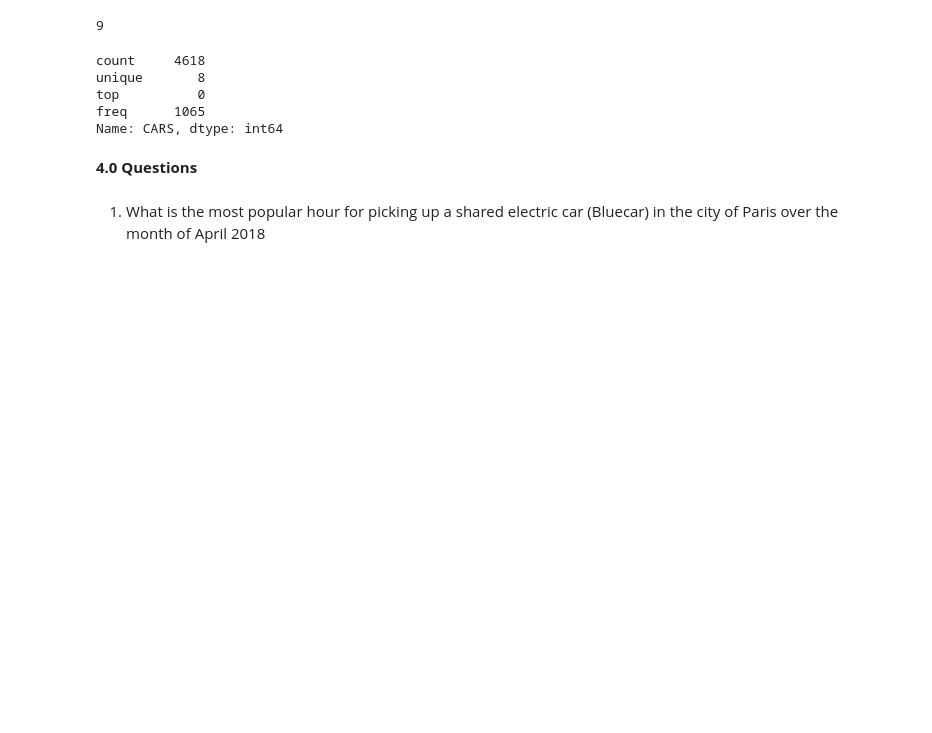
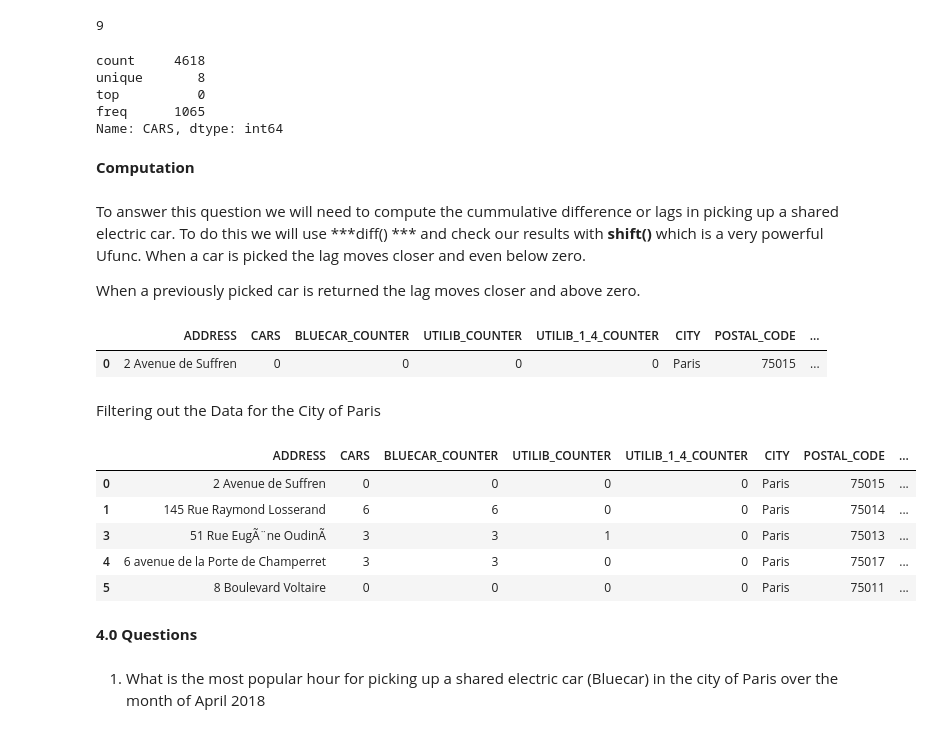
Before and after one commit to Obreintelly/Week_4_IP_Autolib_Data, a Jupyter notebook: Moringa_Data_Science_Prep_W4_Independent_Project_2021_03_Obrein_Telly_Autolib.ipynb, the cells around one changed output. Saved outputs shown, nothing was run; the diff lists cells and outputs as text; code cells hidden in the pictures; blank space fills up the shorter version.

```diff
--- a/Moringa_Data_Science_Prep_W4_Independent_Project_2021_03_Obrein_Telly_Autolib.ipynb
+++ b/Moringa_Data_Science_Prep_W4_Independent_Project_2021_03_Obrein_Telly_Autolib.ipynb
@@ -460,5 +460,5 @@ len(list(autolib_new_set['DAY'].unique()))
 9
 # %%
 #Summary Static of CARS
-autolib_new_set['CARS'] = autolib_new_set['CARS'].astype('category')
+autolib_new['CARS'] = autolib_new['CARS'].astype('category')
 # %%
@@ -470,4 +470,17 @@ top          0
 freq      1065
 Name: CARS, dtype: int64
 # %%
-autolib_new_set['CARS'] = autolib_new_set['CARS'].astype(int)
+autolib_new['CARS'] = autolib_new['CARS'].astype(int)
+# %% [markdown]
+**Computation**
+# %% [markdown]
+To answer this question we will need to compute the cummulative difference or lags in picking up a shared electric car. To do this we will use ***diff() *** and check our results with  **shift()** which is a very powerful Ufunc.
+When a car is picked the lag moves closer and even below zero.
+
+When a previously picked car is returned the lag moves closer and above zero.
+# %%
+lags= autolib_new
+lags.head(1)
+# %% [output]
+|  | ADDRESS | CARS | BLUECAR_COUNTER | UTILIB_COUNTER | UTILIB_1_4_COUNTER | CITY | POSTAL_CODE | ... |
+| 0 | 2 Avenue de Suffren | 0 | 0 | 0 | 0 | Paris | 75015 | ... |
@@ -474,3 +532,17 @@ autolib_new_set['CARS'] = autolib_new_set['CARS'].astype(int)
+# %% [markdown]
+Filtering out the Data for the City of Paris
+# %%
+#First, lets select the City under study.
+#Subsetting the City of Paris
+paris_only = lags[lags["CITY"]== "Paris"]
+paris_only.head()
+# %% [output]
+|  | ADDRESS | CARS | BLUECAR_COUNTER | UTILIB_COUNTER | UTILIB_1_4_COUNTER | CITY | POSTAL_CODE | ... |
+| 0 | 2 Avenue de Suffren | 0 | 0 | 0 | 0 | Paris | 75015 | ... |
+| 1 | 145 Rue Raymond Losserand | 6 | 6 | 0 | 0 | Paris | 75014 | ... |
+| 3 | 51 Rue EugÃ¨ne OudinÃ | 3 | 3 | 1 | 0 | Paris | 75013 | ... |
+| 4 | 6 avenue de la Porte de Champerret | 3 | 3 | 0 | 0 | Paris | 75017 | ... |
+| 5 | 8 Boulevard Voltaire | 0 | 0 | 0 | 0 | Paris | 75011 | ... |
 # %% [markdown]
 **4.0 Questions**
 # %% [markdown]
```
Also changed, not shown: parts of 45 cells of this notebook.
